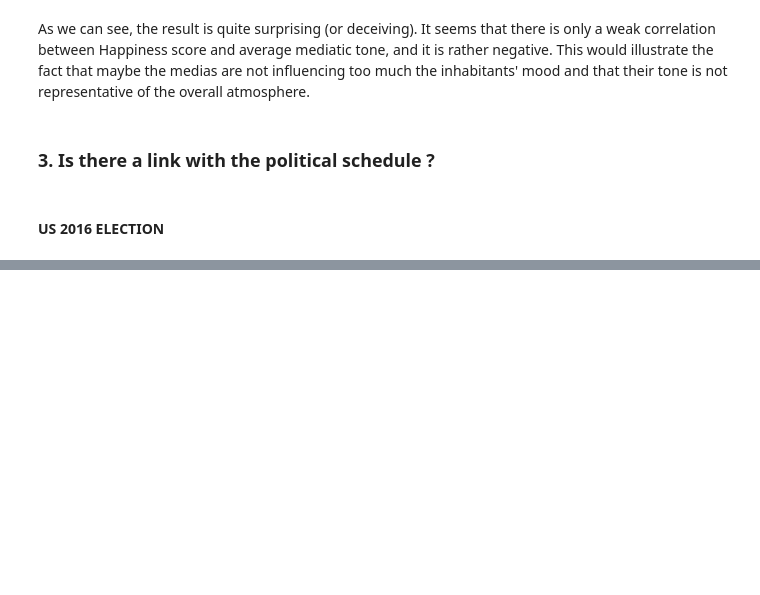
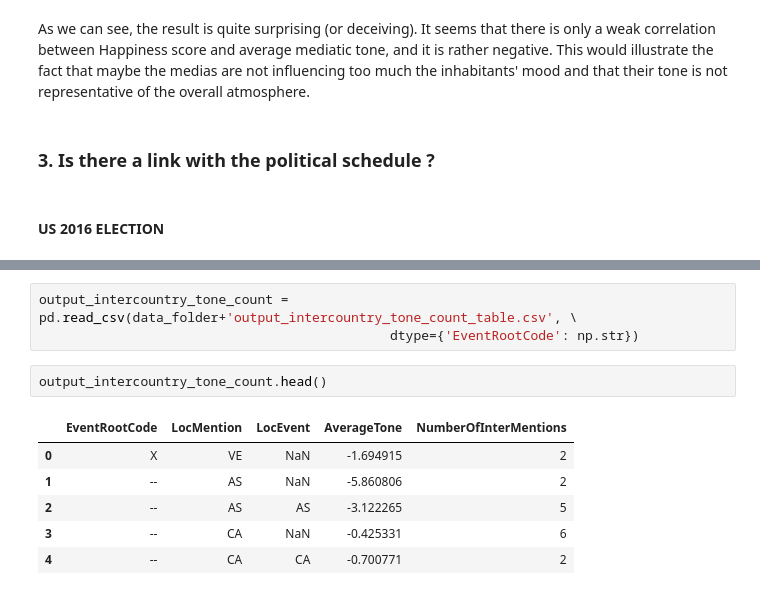
Before and after one commit to lbrgt/ADA_Project, a Jupyter notebook: Milestone2.ipynb, the cells around one changed output, grey strips where cells are left out. Saved outputs shown, nothing was run; the diff lists cells and outputs as text; blank space fills up the shorter version.

```diff
--- a/Milestone2.ipynb
+++ b/Milestone2.ipynb
@@ -177,0 +316,12 @@ AJOUTER AUTRES
+# %%
+output_intercountry_tone_count = pd.read_csv(data_folder+'output_intercountry_tone_count_table.csv', \
+                                             dtype={'EventRootCode': np.str})
+# %%
+output_intercountry_tone_count.head()
+# %% [output]
+|  | EventRootCode | LocMention | LocEvent | AverageTone | NumberOfInterMentions |
+| 0 | X | VE | NaN | -1.694915 | 2 |
+| 1 | -- | AS | NaN | -5.860806 | 2 |
+| 2 | -- | AS | AS | -3.122265 | 5 |
+| 3 | -- | CA | NaN | -0.425331 | 6 |
+| 4 | -- | CA | CA | -0.700771 | 2 |
```
Also changed, not shown: parts of 21 cells of this notebook, 4 other files.
